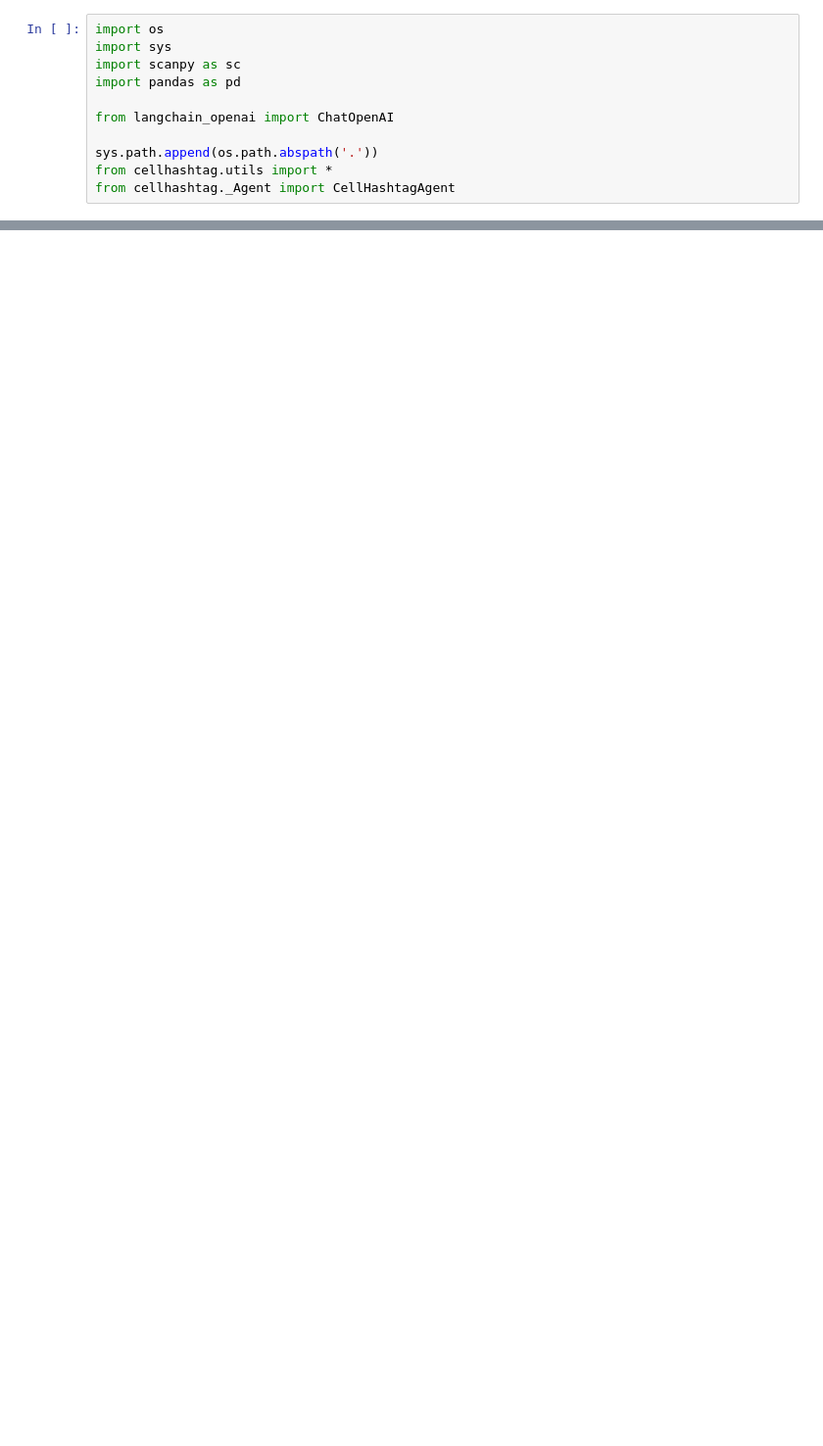
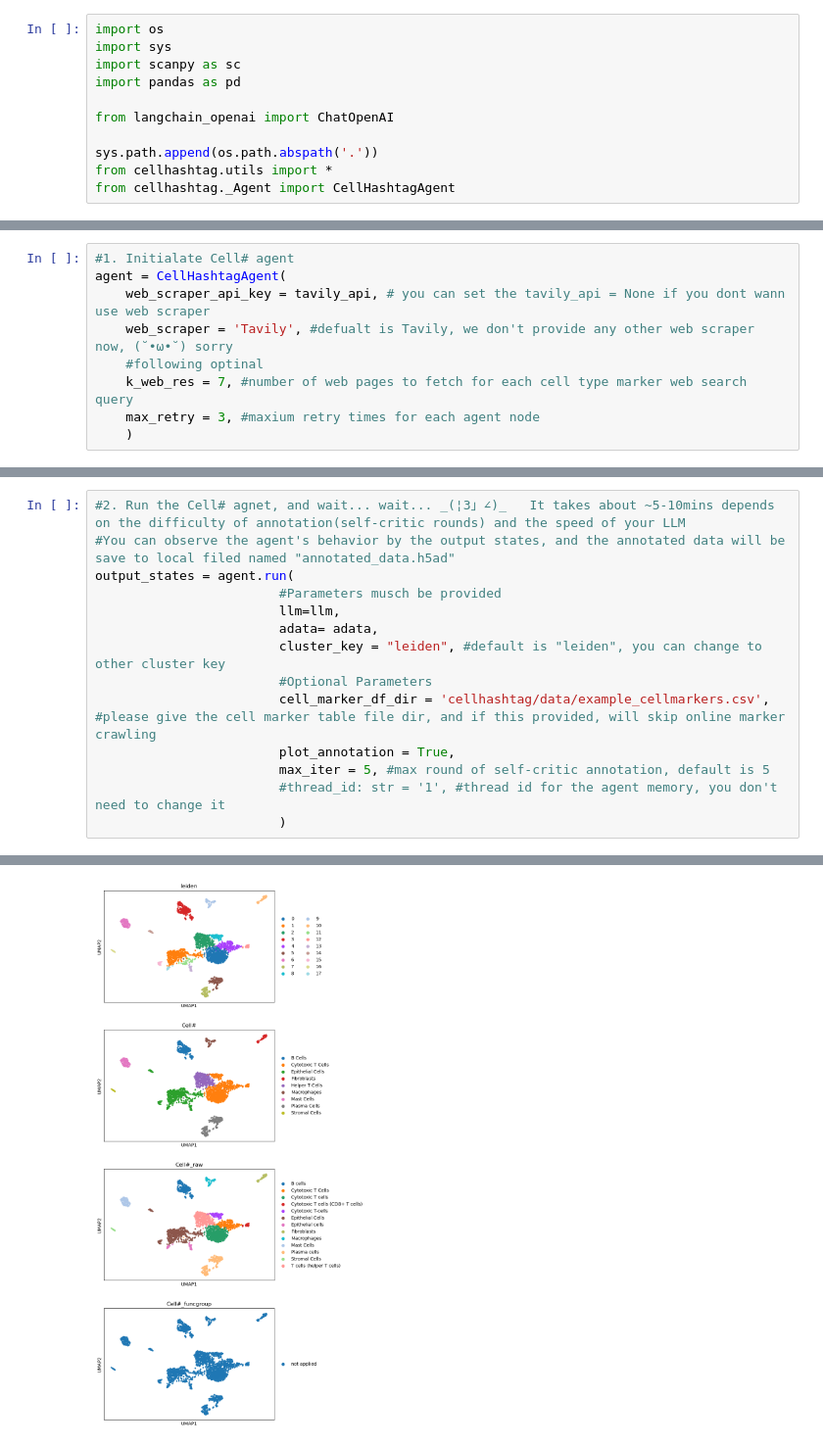
Before and after one commit to BrainStOrmics/BIA-CellHashtag, a Jupyter notebook: DEMO.ipynb, the cells around one changed output, grey strips where cells are left out. Shown at 98% size. Cells and saved outputs as stored; diff of their text form; blank space fills up the shorter version.

```diff
--- a/DEMO.ipynb
+++ b/DEMO.ipynb
@@ -36,0 +87,9 @@ output_adata, output_states = agent.run(
+# %%
+#1. Initialate Cell# agent
+agent = CellHashtagAgent(
+    web_scraper_api_key = tavily_api, # you can set the tavily_api = None if you dont wann use web scraper
+    web_scraper = 'Tavily', #defualt is Tavily, we don't provide any other web scraper now, (˘•ω•˘) sorry
+    #following optinal
+    k_web_res = 7, #number of web pages to fetch for each cell type marker web search query
+    max_retry = 3, #maxium retry times for each agent node
+    )
@@ -36,0 +112,15 @@ output_adata, output_states = agent.run(
+# %%
+#2. Run the Cell# agnet, and wait... wait... _(¦3」∠)_   It takes about ~5-10mins depends on the difficulty of annotation(self-critic rounds) and the speed of your LLM
+#You can observe the agent's behavior by the output states, and the annotated data will be save to local filed named "annotated_data.h5ad"
+output_states = agent.run(
+                        #Parameters musch be provided
+                        llm=llm,
+                        adata= adata,
+                        cluster_key = "leiden", #default is "leiden", you can change to other cluster key
+                        #Optional Parameters
+                        cell_marker_df_dir = 'cellhashtag/data/example_cellmarkers.csv', #please give the cell marker table file dir, and if this provided, will skip online marker crawling
+                        plot_annotation = True,
+                        max_iter = 5, #max round of self-critic annotation, default is 5
+                        #thread_id: str = '1', #thread id for the agent memory, you don't need to change it
+                        )
+# %% [output]
@@ -36,0 +144 @@ output_adata, output_states = agent.run(
+[figure, added]
```
Also changed, not shown: parts of 19 cells of this notebook, 3 other files.
